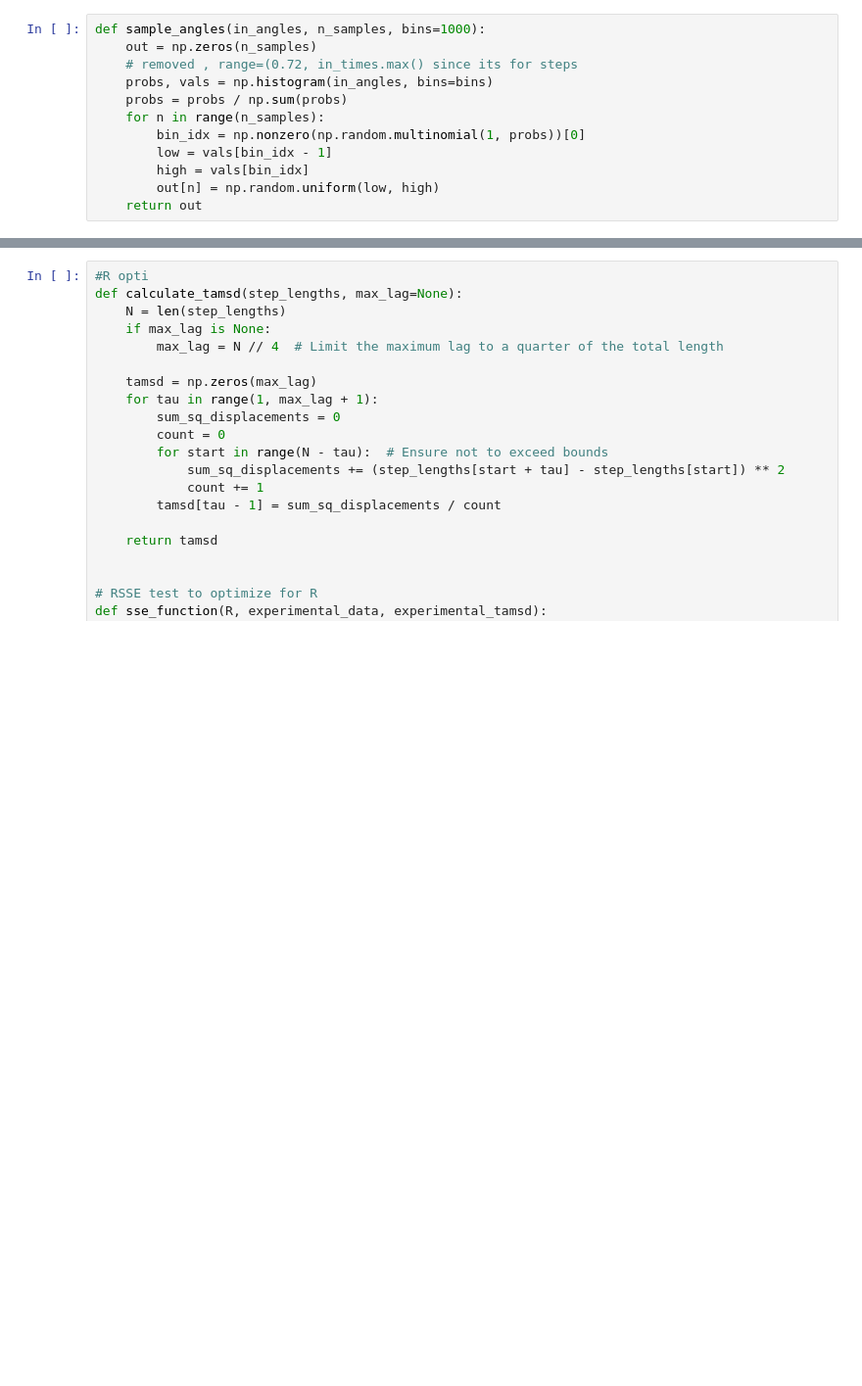
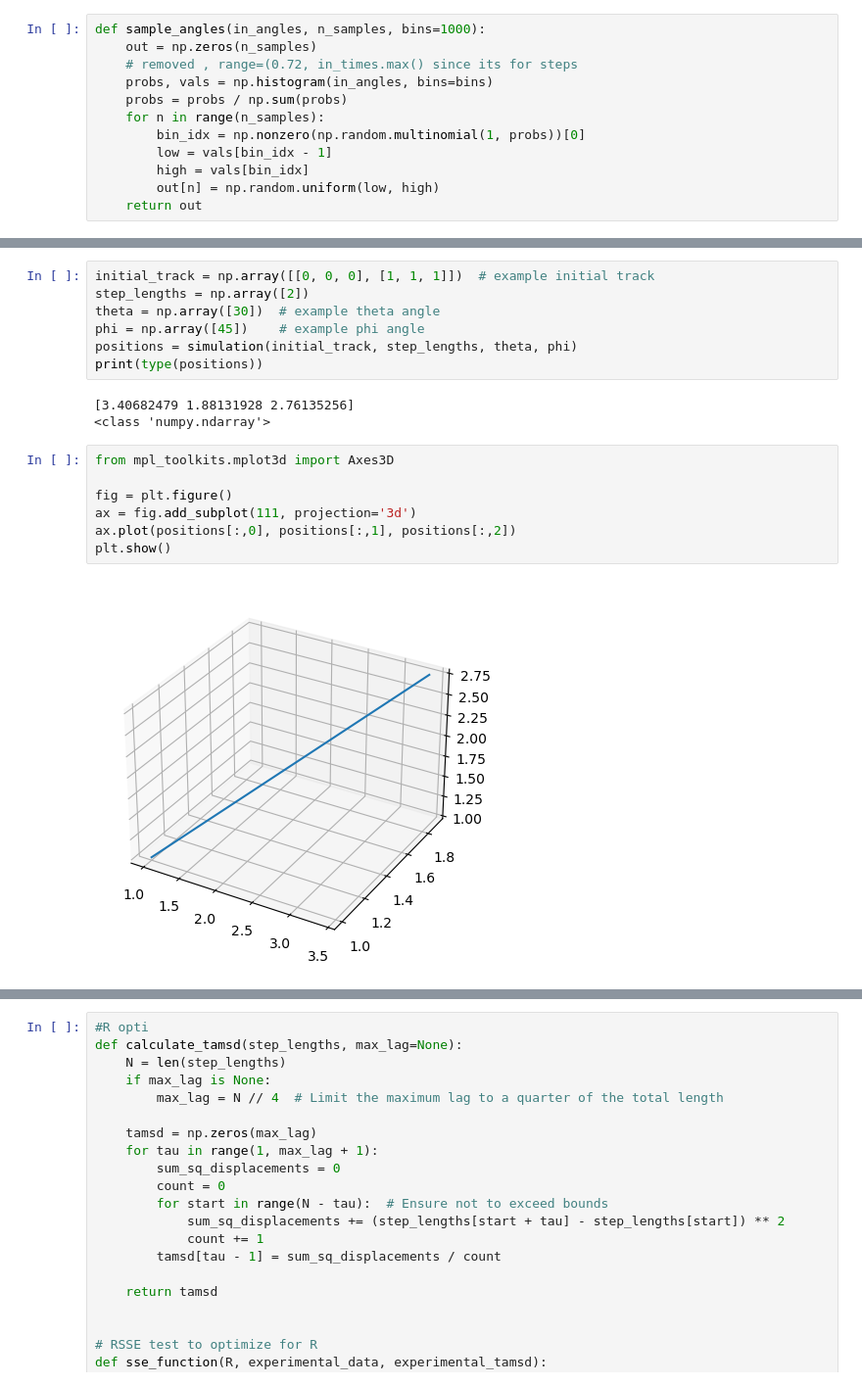
Before and after one commit to dz1921/RANDOMWALK, a Jupyter notebook: Distribution_Building.ipynb, the cells around one changed output, grey strips where cells are left out. Shown: that part at 98% size. Cells and saved outputs as stored; diff of their text form; blank space fills up the shorter version.

Commit message:
3D Simulation

```diff
--- a/Distribution_Building.ipynb
+++ b/Distribution_Building.ipynb
@@ -253,0 +288,19 @@ print(len(filtered_steps),len(filtered_times), len(sampled_angles),filtered_step
+# %%
+initial_track = np.array([[0, 0, 0], [1, 1, 1]])  # example initial track
+step_lengths = np.array([2])
+theta = np.array([30])  # example theta angle
+phi = np.array([45])    # example phi angle
+positions = simulation(initial_track, step_lengths, theta, phi)
+print(type(positions))
+# %% [output]
+[3.40682479 1.88131928 2.76135256]
+<class 'numpy.ndarray'>
+# %%
+from mpl_toolkits.mplot3d import Axes3D
+
+fig = plt.figure()
+ax = fig.add_subplot(111, projection='3d')
+ax.plot(positions[:,0], positions[:,1], positions[:,2])
+plt.show()
+# %% [output]
+[figure, added]
```
Also changed, not shown: parts of 16 cells of this notebook.
